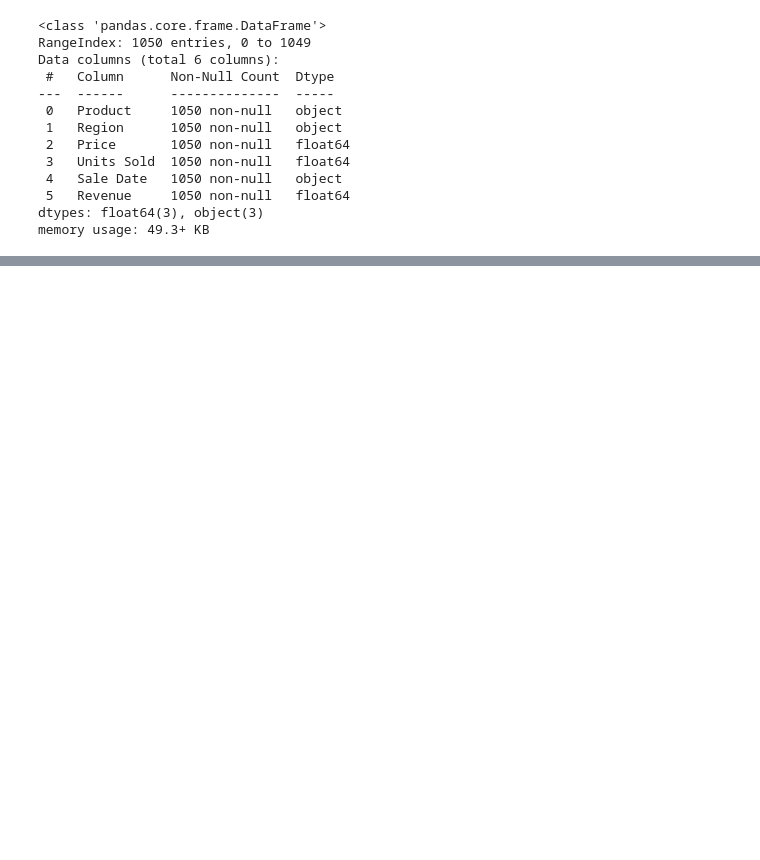
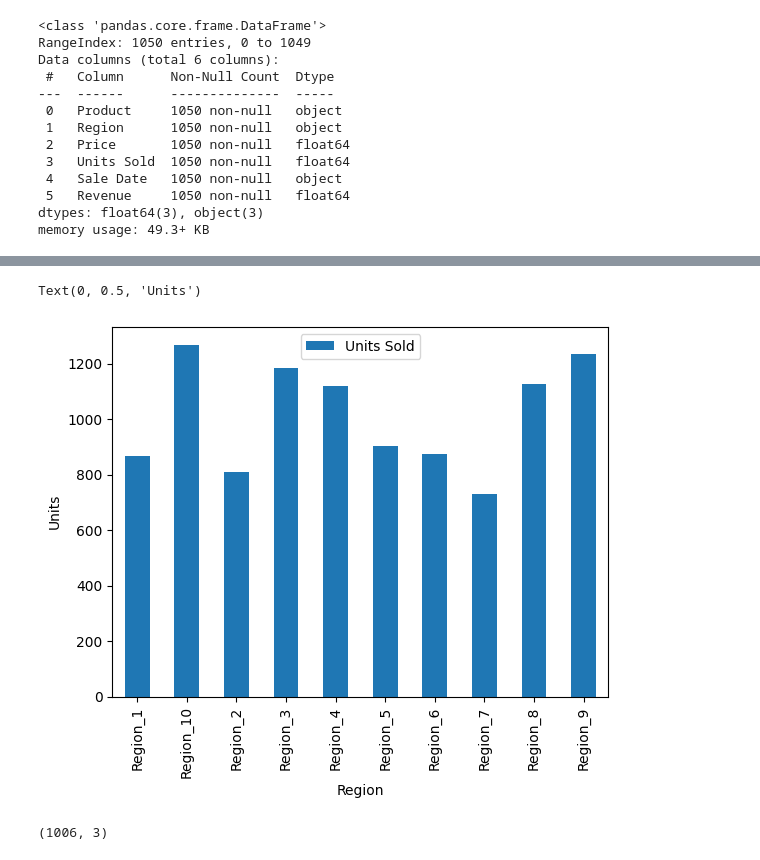
Before and after one commit to supragyabajpai/SchulichJourney_DataScience, a Jupyter notebook: Assinment_1(SalesData)/Code.ipynb, the cells around one changed output, grey strips where cells are left out. Saved outputs shown, nothing was run; the diff lists cells and outputs as text; code cells hidden in the pictures; blank space fills up the shorter version.

```diff
--- a/Assinment_1(SalesData)/Code.ipynb
+++ b/Assinment_1(SalesData)/Code.ipynb
@@ -177,2 +192,5 @@ Data columns (total 6 columns):
 dtypes: float64(3), object(3)
 memory usage: 55.0+ KB
+# %%
+df_units = newdf1[["Region", "Units Sold"]]
+df_units.head()
@@ -178,0 +219,12 @@ memory usage: 55.0+ KB
+# %%
+region_plot = df_units.groupby("Region").sum().plot(kind='bar')
+region_plot.set_xlabel("Region")
+region_plot.set_ylabel("Units")
+# %% [output]
+Text(0, 0.5, 'Units')
+[figure, added]
+# %%
+df_units = newdf1[["Product","Region", "Units Sold"]]
+df_units.shape
+# %% [output]
+(1006, 3)
```
Also changed, not shown: parts of 6 cells of this notebook.
